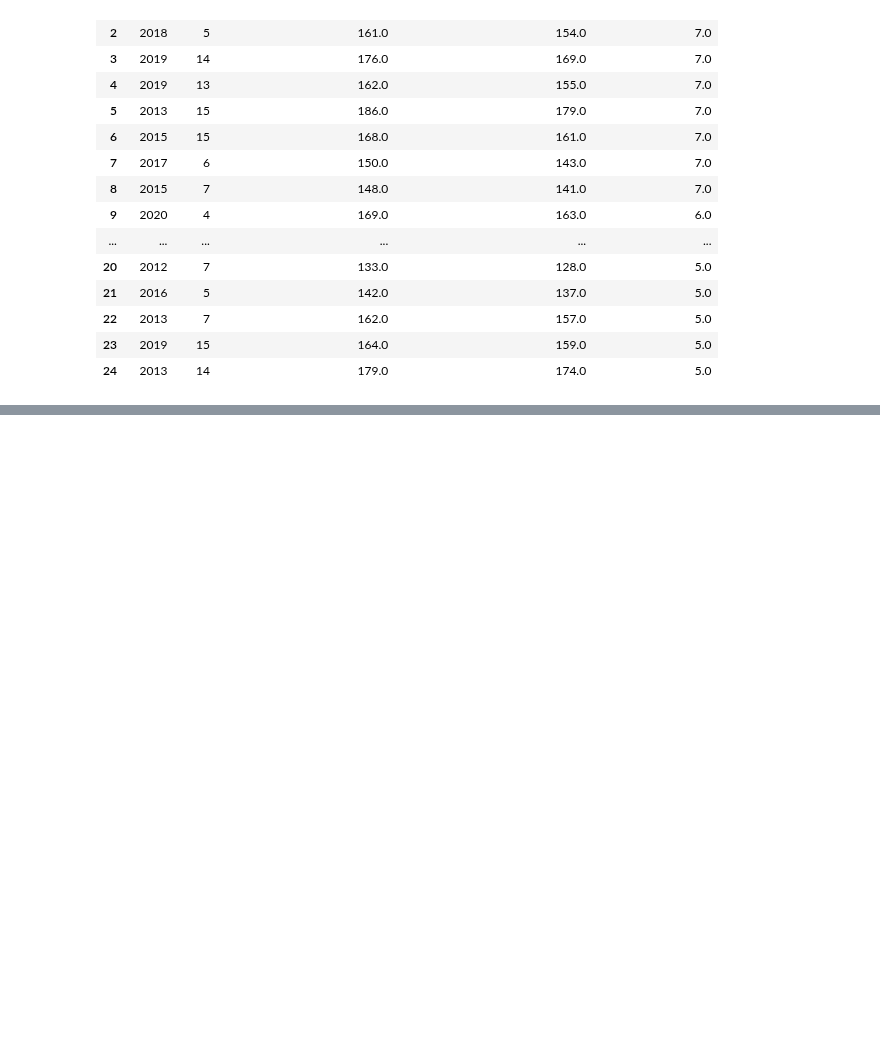
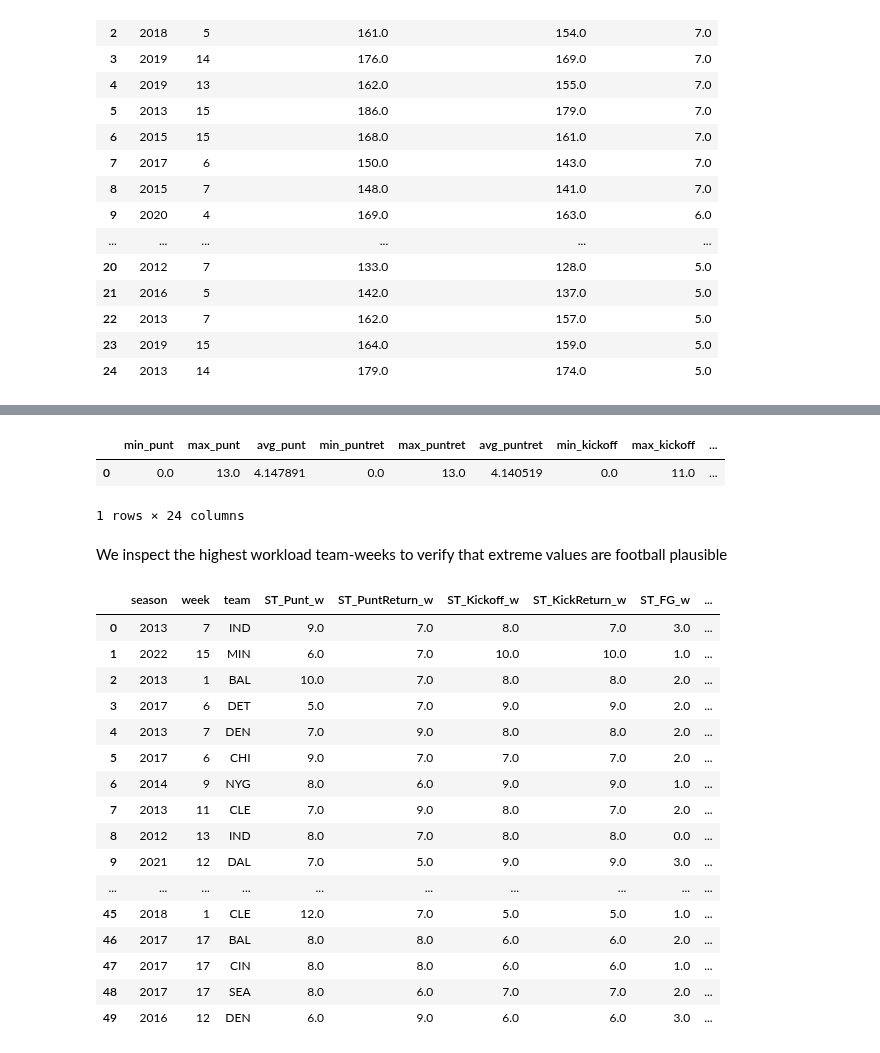
Before and after one commit to SiddharthKorukonda/2025-26-NFLPA-Data-Analytics-Case-Competition, a Jupyter notebook: notebooks/04_compute_special_teams_workload.ipynb, the cells around one changed output, grey strips where cells are left out. Saved outputs shown, nothing was run; the diff lists cells and outputs as text; code cells hidden in the pictures; blank space fills up the shorter version.

Commit message:
Step 4.3: Merge ST workload into 'team_week_panel' and add panel checks

```diff
--- a/notebooks/04_compute_special_teams_workload.ipynb
+++ b/notebooks/04_compute_special_teams_workload.ipynb
@@ -404,0 +450,80 @@ LIMIT 25
+# %%
+con.execute("""
+SELECT
+  MIN(ST_Punt_w) AS min_punt,
+  MAX(ST_Punt_w) AS max_punt,
+  AVG(ST_Punt_w) AS avg_punt,
+
+  MIN(ST_PuntReturn_w) AS min_puntret,
+  MAX(ST_PuntReturn_w) AS max_puntret,
+  AVG(ST_PuntReturn_w) AS avg_puntret,
+
+  MIN(ST_Kickoff_w) AS min_kickoff,
+  MAX(ST_Kickoff_w) AS max_kickoff,
+  AVG(ST_Kickoff_w) AS avg_kickoff,
+
+  MIN(ST_KickReturn_w) AS min_kickret,
+  MAX(ST_KickReturn_w) AS max_kickret,
+  AVG(ST_KickReturn_w) AS avg_kickret,
+
+  MIN(ST_FG_w) AS min_fg,
+  MAX(ST_FG_w) AS max_fg,
+  AVG(ST_FG_w) AS avg_fg,
+
+  MIN(ST_XP_w) AS min_xp,
+  MAX(ST_XP_w) AS max_xp,
+  AVG(ST_XP_w) AS avg_xp,
+
+  MIN(ST_Rare_w) AS min_rare,
+  MAX(ST_Rare_w) AS max_rare,
+  AVG(ST_Rare_w) AS avg_rare,
+
+  MIN(ST_Load_All_w) AS min_all,
+  MAX(ST_Load_All_w) AS max_all,
+  AVG(ST_Load_All_w) AS avg_all
+FROM team_week_panel
+""").df()
+# %% [output]
+|  | min_punt | max_punt | avg_punt | min_puntret | max_puntret | avg_puntret | min_kickoff | max_kickoff | ... |
+| 0 | 0.0 | 13.0 | 4.147891 | 0.0 | 13.0 | 4.140519 | 0.0 | 11.0 | ... |
+1 rows × 24 columns
+# %% [markdown]
+We inspect the highest workload team-weeks to verify that extreme values are football plausible
+# %%
+con.execute(f"""
+SELECT
+  season,
+  week,
+  {PANEL_TEAM_COL} AS team,
+  ST_Punt_w,
+  ST_PuntReturn_w,
+  ST_Kickoff_w,
+  ST_KickReturn_w,
+  ST_FG_w,
+  ST_XP_w,
+  ST_Rare_w,
+  ST_Load_All_w,
+  ST_Load_ScoreLinked_w,
+  ST_Load_NonScore_w
+FROM team_week_panel
+ORDER BY ST_Load_All_w DESC, season DESC, week DESC, {PANEL_TEAM_COL}
+LIMIT 50
+""").df()
+# %% [output]
+|  | season | week | team | ST_Punt_w | ST_PuntReturn_w | ST_Kickoff_w | ST_KickReturn_w | ST_FG_w | ... |
+| 0 | 2013 | 7 | IND | 9.0 | 7.0 | 8.0 | 7.0 | 3.0 | ... |
+| 1 | 2022 | 15 | MIN | 6.0 | 7.0 | 10.0 | 10.0 | 1.0 | ... |
+| 2 | 2013 | 1 | BAL | 10.0 | 7.0 | 8.0 | 8.0 | 2.0 | ... |
+| 3 | 2017 | 6 | DET | 5.0 | 7.0 | 9.0 | 9.0 | 2.0 | ... |
+| 4 | 2013 | 7 | DEN | 7.0 | 9.0 | 8.0 | 8.0 | 2.0 | ... |
+| 5 | 2017 | 6 | CHI | 9.0 | 7.0 | 7.0 | 7.0 | 2.0 | ... |
+| 6 | 2014 | 9 | NYG | 8.0 | 6.0 | 9.0 | 9.0 | 1.0 | ... |
+| 7 | 2013 | 11 | CLE | 7.0 | 9.0 | 8.0 | 7.0 | 2.0 | ... |
+| 8 | 2012 | 13 | IND | 8.0 | 7.0 | 8.0 | 8.0 | 0.0 | ... |
+| 9 | 2021 | 12 | DAL | 7.0 | 5.0 | 9.0 | 9.0 | 3.0 | ... |
+| ... | ... | ... | ... | ... | ... | ... | ... | ... | ... |
+| 45 | 2018 | 1 | CLE | 12.0 | 7.0 | 5.0 | 5.0 | 1.0 | ... |
+| 46 | 2017 | 17 | BAL | 8.0 | 8.0 | 6.0 | 6.0 | 2.0 | ... |
+| 47 | 2017 | 17 | CIN | 8.0 | 8.0 | 6.0 | 6.0 | 1.0 | ... |
+| 48 | 2017 | 17 | SEA | 8.0 | 6.0 | 7.0 | 7.0 | 2.0 | ... |
+| 49 | 2016 | 12 | DEN | 6.0 | 9.0 | 6.0 | 6.0 | 3.0 | ... |
```
Also changed, not shown: parts of 7 cells of this notebook.
